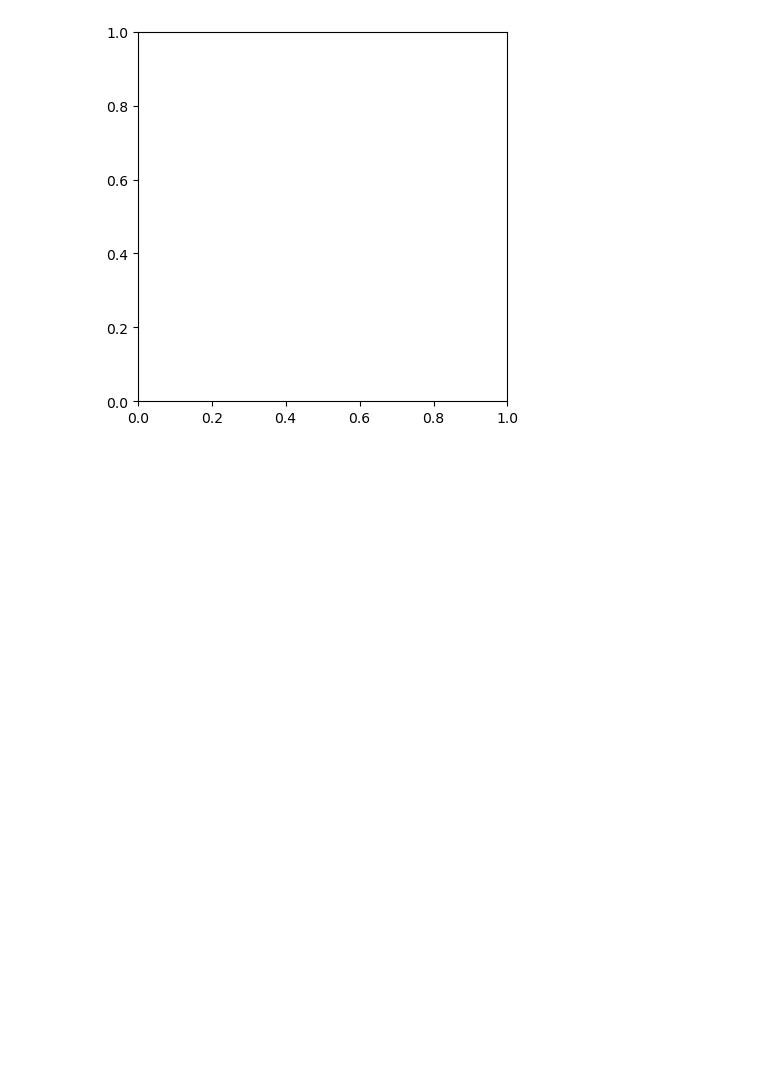
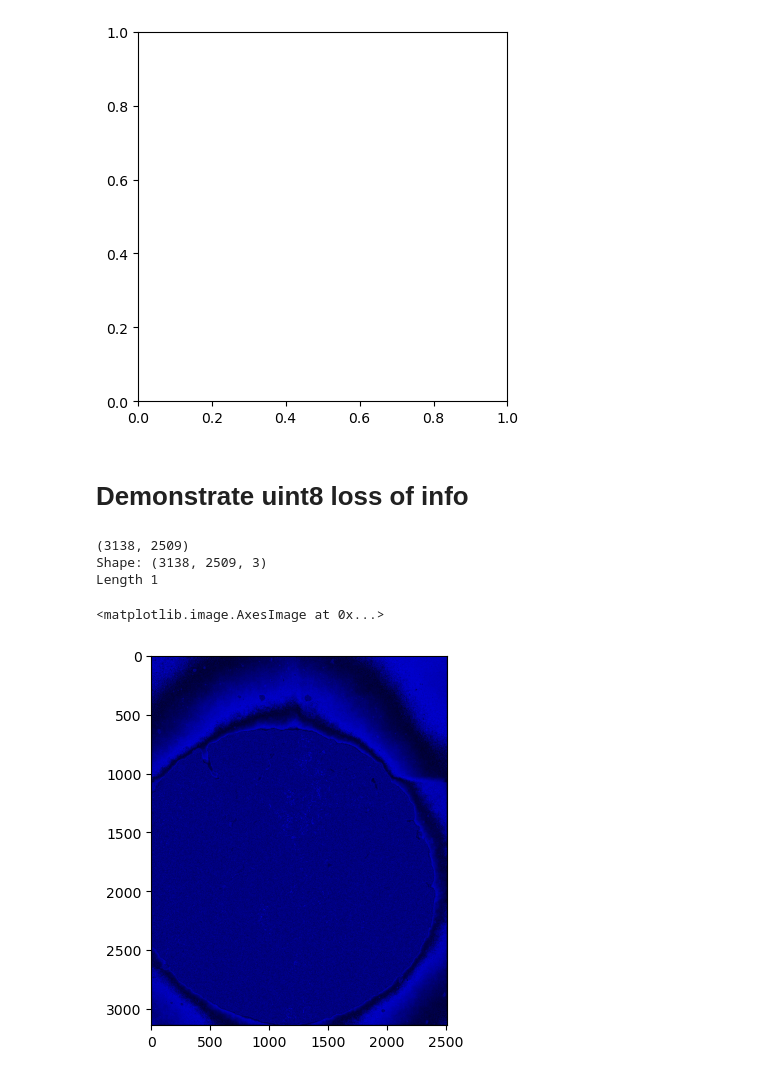
Before and after one commit to SchapiroLabor/micronuclAI-VR, a Jupyter notebook: test.ipynb, the cells around one changed output. Cells and saved outputs as stored; diff of their text form; code cells hidden in the pictures; blank space fills up the shorter version.

```diff
--- a/test.ipynb
+++ b/test.ipynb
@@ -73,3 +75,15 @@ plt.imshow(img)
 # %% [output]
 ValueError: setting an array element with a sequence. The requested array has an inhomogeneous shape after 1 dimensions. The detected shape was (4,) + inhomogeneous part.
 [figure]
+# %% [markdown]
+# Demonstrate uint8 loss of info
+# %%
+data = uf.fluorescent_channel2rgb("/media/ibrahim/Extended Storage/cloud/Internship/shapiro/exemplar-001_Ch1_DAPI.tif")
+# Problems showing rgb data with plt, so use grayscale channel
+plt.imshow(np.array(data[0][0]).astype(np.uint8))
+# %% [output]
+(3138, 2509)
+Shape: (3138, 2509, 3)
+Length 1
+<matplotlib.image.AxesImage at 0x...>
+[figure, added]
```
Also changed, not shown: parts of 3 cells of this notebook, 6 other files.
